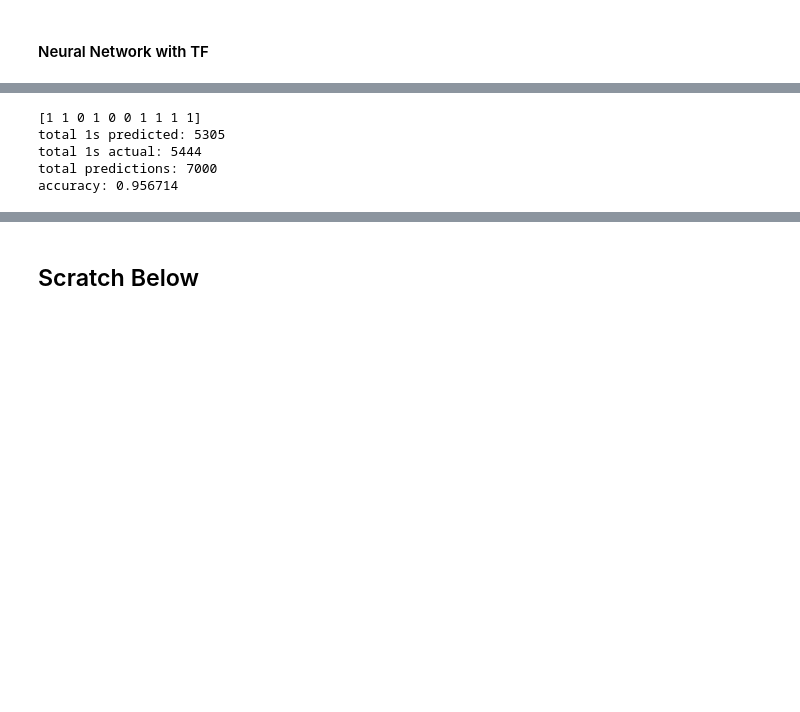
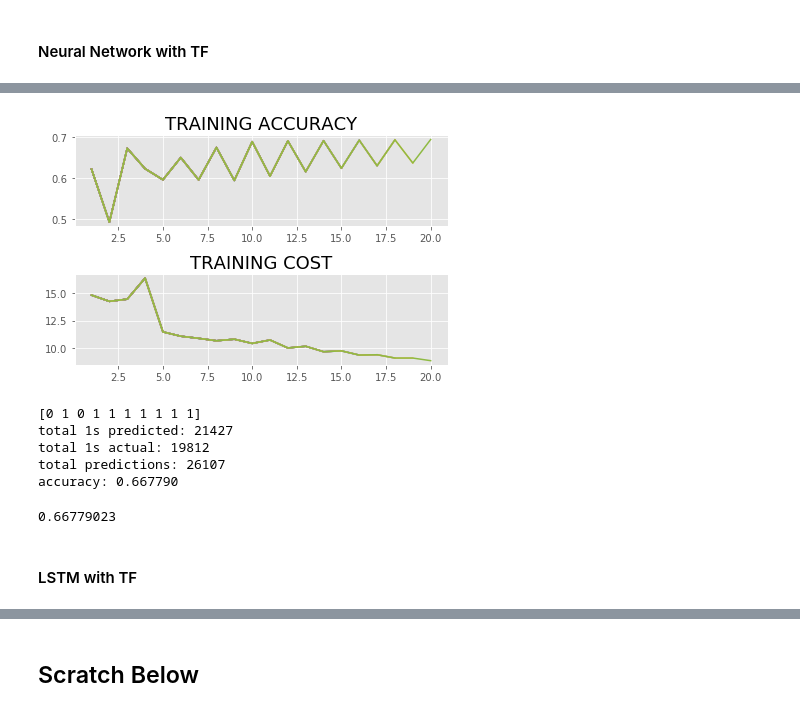
Before and after one commit to yannie/w266-final-project, a Jupyter notebook: Amazon_Review_Helpfuless_2.0.ipynb, the cells around one changed output, grey strips where cells are left out. Drawn from its saved outputs; the diff is of its cells as text; code cells hidden in the pictures; blank space fills up the shorter version.

Commit message:
Updating to normalized labels, adding embeddings, and multi-layer LSTM

```diff
--- a/Amazon_Review_Helpfuless_2.0.ipynb
+++ b/Amazon_Review_Helpfuless_2.0.ipynb
@@ -829,7 +851,7 @@ for i in range(numEpochs):
         break
     else:
         # Run training step
-        step = sess.run(training_OP, feed_dict={X: train_x, yGold: train_y_norm})
+        step = sess.run(training_OP, feed_dict={X: train_x, yGold: train_y_norm_one_hot})
         # Report occasional stats
         if i % 10 == 0:
             # Add epoch to epoch_values
@@ -837,7 +859,7 @@ for i in range(numEpochs):
             # Generate accuracy stats on test data
             summary_results, train_accuracy, newCost = sess.run(
                 [all_summary_OPS, accuracy_OP, cost_OP],
-                feed_dict={X: train_x, yGold: train_y_norm}
+                feed_dict={X: train_x, yGold: train_y_norm_one_hot}
             )
             # Add accuracy to live graphing variable
             accuracy_values.append(train_accuracy)
@@ -864,7 +886,7 @@ for i in range(numEpochs):
 # How well do we perform on held-out test data?
 accuracy, predictions = sess.run([accuracy_OP, predictions_OP],
                                  feed_dict={X: test_x,
-                                            yGold: test_y_norm})
+                                            yGold: test_y_norm_one_hot})
 print("final accuracy on test set: %s" %str(accuracy))
 # %% [output]
 WARNING:tensorflow:From <ipython-input-50-1d68efa08498>:41: initialize_all_variables (from tensorflow.python.ops.variables) is deprecated and will be removed after 2017-03-02.
@@ -1016,14 +1036,46 @@ def batch_generator(data, labels, batch_size):
     """Generate minibatches from data."""
     for i in xrange(0, len(data), batch_size):
         yield (data[i:i+batch_size], labels[i:i+batch_size].reshape(-1))
+# %%
+def score_batch(session, batch):
+    # Feed last column as targets
+    feed_dict = {ids_:batch[0],
+                 y_:batch[1]}
+    predictions, accuracy = session.run([pred_max_, accuracy_OP],
+                       feed_dict=feed_dict)
+    print predictions[:10]
+    print "total 1s predicted: %g" %sum(predictions)
+    print "total 1s actual: %g" %sum(batch[1])
+    print "total predictions: %g" %len(predictions)
+    print "accuracy: %f" %accuracy
+
+    return accuracy
 # %%
 # One epoch = one pass through the training data
-num_epochs = 3
-batch_size = 100
-alpha = 0.5  # learning rate
+num_epochs = 20
+batch_size = 10000
+alpha = 0.1  # learning rate
 print_every = 1000
 
 np.random.seed(42)
+
+###########################
+### GRAPH LIVE UPDATING ###
+###########################
+
+epoch_values=[]
+accuracy_values=[]
+cost_values=[]
+# Turn on interactive plotting
+plt.ion()
+# Create the main, super plot
+fig = plt.figure()
+# Create two subplots on their own axes and give titles
+ax1 = plt.subplot("211")
+ax1.set_title("TRAINING ACCURACY", fontsize=18)
+ax2 = plt.subplot("212")
+ax2.set_title("TRAINING COST", fontsize=18)
+plt.tight_layout()
 
 session = tf.Session()
 session.run(init_)
@@ -1034,11 +1086,21 @@ for epoch in xrange(1,num_epochs+1):
     epoch_cost = 0.0
     total_batches = 0
     print ""
-    for i, batch in enumerate(batch_generator(rnn_train_x, rnn_train_y, batch_size)):
+    for i, batch in enumerate(batch_generator(rnn_train_x, train_y_norm, batch_size)):
         if (i % print_every == 0):
             print "[epoch %d] seen %d minibatches" % (epoch, i)
+            epoch_cost += train_batch(session, batch, alpha)
+            accuracy = score_batch(session, batch)
 
-        epoch_cost += train_batch(session, batch, alpha)
+            # Update graphs
+            epoch_values.append(epoch)
+            accuracy_values.append(accuracy)
+            cost_values.append(epoch_cost)
+            # Plot progress to our two subplots
+            accuracyLine, = ax1.plot(epoch_values, accuracy_values)
+            costLine, = ax2.plot(epoch_values, cost_values)
+            fig.canvas.draw()
+            time.sleep(1)
         total_batches = i + 1
 
     avg_cost = epoch_cost / total_batches
@@ -1058,0 +1127 @@ for epoch in xrange(1,num_epochs+1):
+[figure, added]
@@ -1071,8 +1128,11 @@ def score_batch(session, batch):
 # %%
-score_batch(session, (rnn_train_x, rnn_train_y.reshape(-1)))
+score_batch(session, (rnn_test_x, test_y_norm.reshape(-1)))
 # %% [output]
-[1 1 0 1 0 0 1 1 1 1]
-total 1s predicted: 5305
-total 1s actual: 5444
-total predictions: 7000
-accuracy: 0.956714
+[0 1 0 1 1 1 1 1 1 1]
+total 1s predicted: 21427
+total 1s actual: 19812
+total predictions: 26107
+accuracy: 0.667790
+0.66779023
+# %% [markdown]
+#### LSTM with TF
```
Also changed, not shown: parts of 14 cells of this notebook, 9 other files.
